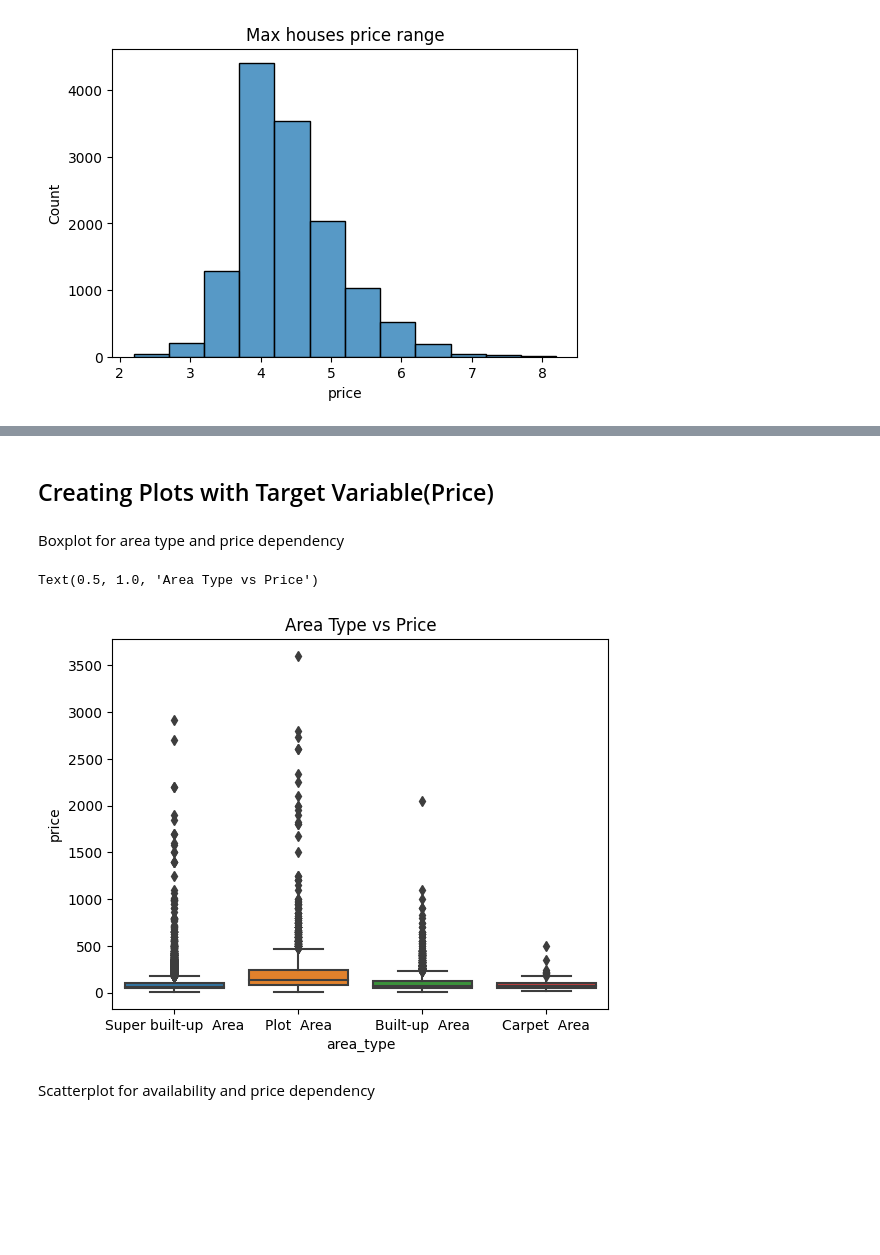
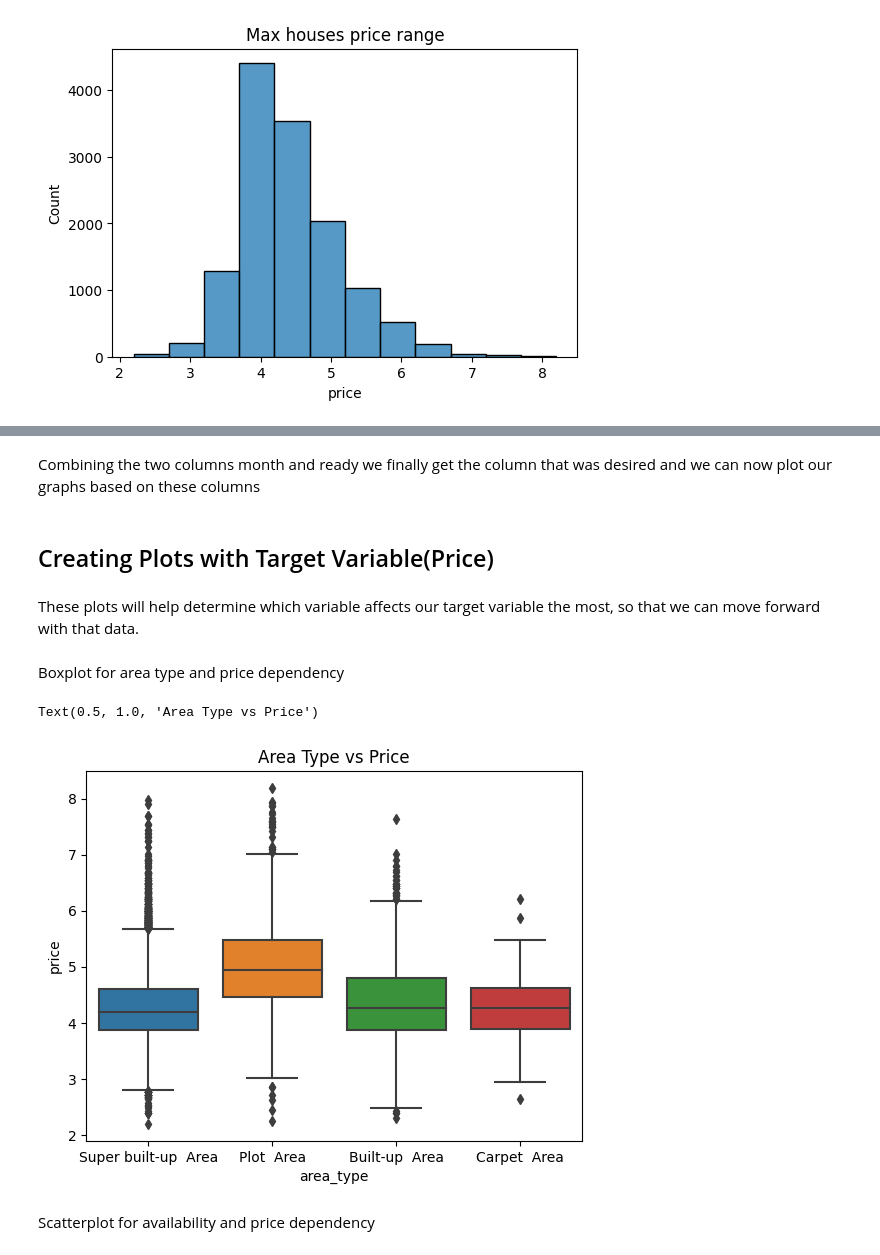
Before and after one commit to AnshikaJain2405/OrionDataAnalyticsInternshipJul23-Proj2, a Jupyter notebook: notebooks/EDA.ipynb, the cells around one changed output, grey strips where cells are left out. Cells and saved outputs as stored; diff of their text form; code cells hidden in the pictures; blank space fills up the shorter version.

```diff
--- a/notebooks/EDA.ipynb
+++ b/notebooks/EDA.ipynb
@@ -197,3 +269,5 @@ remove_null_values(copy_df)
+# %%
+copy_df['total_sqft'] = pd.to_numeric(copy_df['total_sqft'], errors='coerce')
 # %% [markdown]
 Removing skewdness of the data
 # %%
@@ -264,0 +294,5 @@ copy_df['total_sqft'] = copy_df['total_sqft'].apply(Total_sqft_convert)
+# %%
+def extract_month(s):
+    return s.str.extract(r'(\b[a-zA-Z]{3}\b)')
+
+copy_df['month'] = extract_month(copy_df['availability'])
@@ -265,13 +301,29 @@ copy_df['total_sqft'] = copy_df['total_sqft'].apply(Total_sqft_convert)
+# %%
+def extract_text(text):
+    if isinstance(text, str):
+        text_parts = text.split('-')
+        first_part = text_parts[0].strip()
+        if any(c.isalpha() for c in first_part):
+            return first_part
+    return np.nan
+
+copy_df['ready'] = copy_df['availability'].apply(extract_text)
+# %% [markdown]
+Combining the two columns month and ready we finally get the column that was desired and we can now plot our graphs based on these columns
+# %%
+copy_df['extract'] = copy_df['ready'].fillna(copy_df['month'])
 # %% [markdown]
 ## Creating Plots with Target Variable(Price)
+# %% [markdown]
+These plots will help determine which variable affects our target variable the most, so that we can move forward with that data.
 # %% [markdown]
 Boxplot for area type and price dependency
 # %%
-sns.boxplot(x = df['area_type'], y=df['price'])
+sns.boxplot(x = copy_df['area_type'], y=copy_df['price'])
 plt.title('Area Type vs Price')
 # %% [output]
 Text(0.5, 1.0, 'Area Type vs Price')
-[figure, old version]
+[figure, new version]
 # %% [markdown]
 Scatterplot for availability and price dependency
 # %%
```
Also changed, not shown: parts of 34 cells of this notebook, 2 other files.
